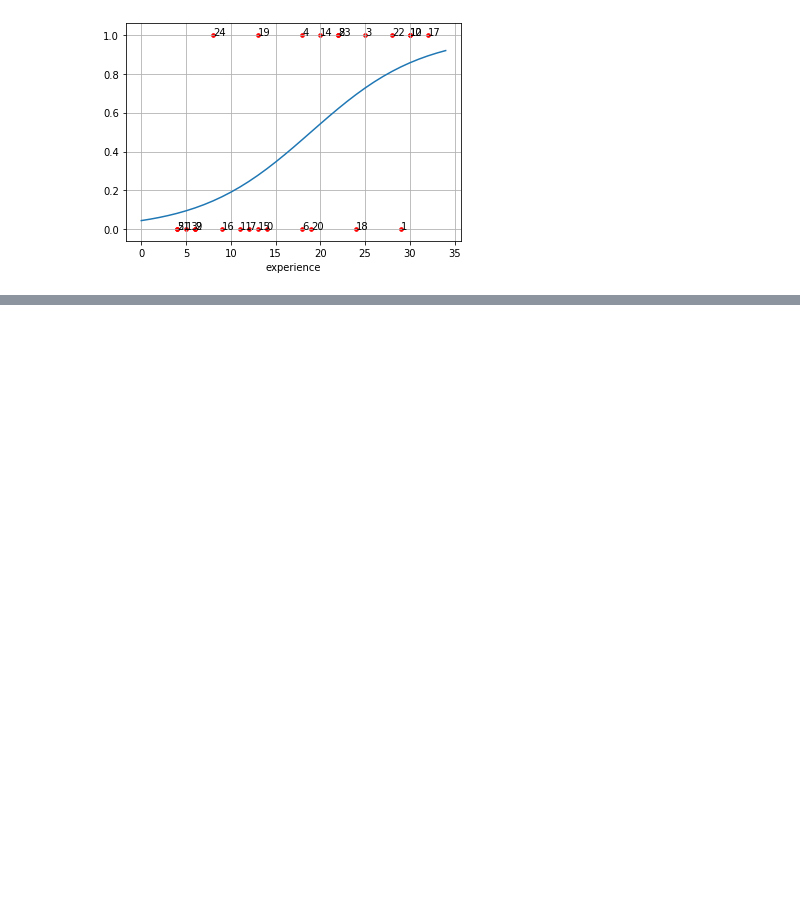
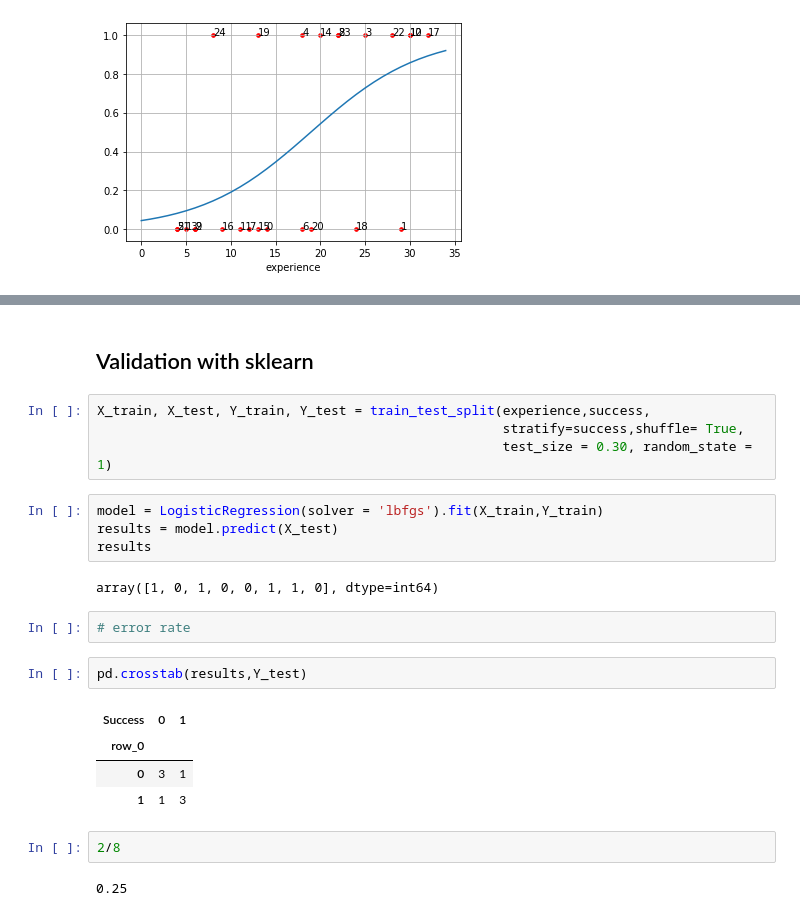
Before and after one commit to adazxx/NOTES, a Jupyter notebook: Wk6_task_ClassDemo.ipynb, the cells around one changed output, grey strips where cells are left out. Saved outputs shown, nothing was run; the diff lists cells and outputs as text; blank space fills up the shorter version.

```diff
--- a/Wk6_task_ClassDemo.ipynb
+++ b/Wk6_task_ClassDemo.ipynb
@@ -256,0 +397,25 @@ plt.grid()
+# %% [markdown]
+## Validation with sklearn
+# %%
+X_train, X_test, Y_train, Y_test = train_test_split(experience,success,
+                                                    stratify=success,shuffle= True,
+                                                    test_size = 0.30, random_state = 1)
+# %%
+model = LogisticRegression(solver = 'lbfgs').fit(X_train,Y_train)
+results = model.predict(X_test)
+results
+# %% [output]
+array([1, 0, 1, 0, 0, 1, 1, 0], dtype=int64)
+# %%
+# error rate
+# %%
+pd.crosstab(results,Y_test)
+# %% [output]
+| Success | 0 | 1 |
+| row_0 |  |  |
+| 0 | 3 | 1 |
+| 1 | 1 | 3 |
+# %%
+2/8
+# %% [output]
+0.25
```
Also changed, not shown: parts of 45 cells of this notebook.
